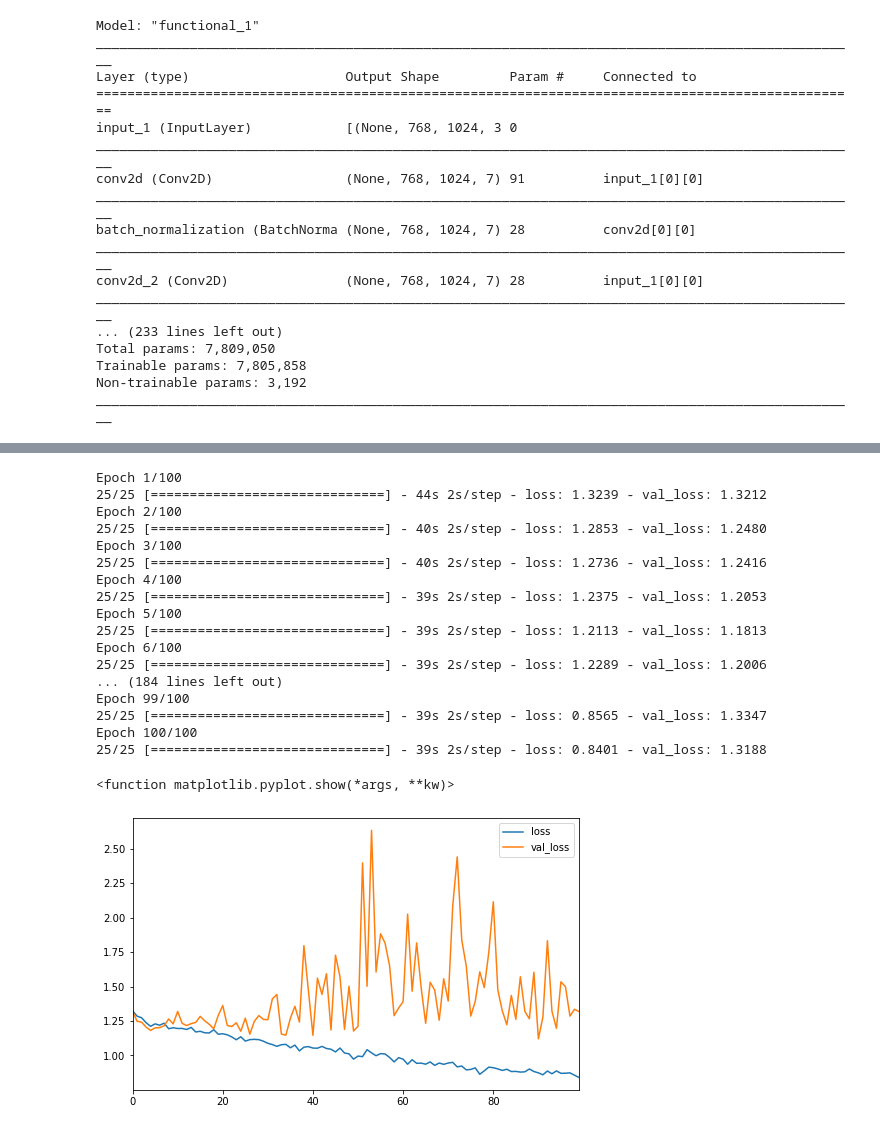
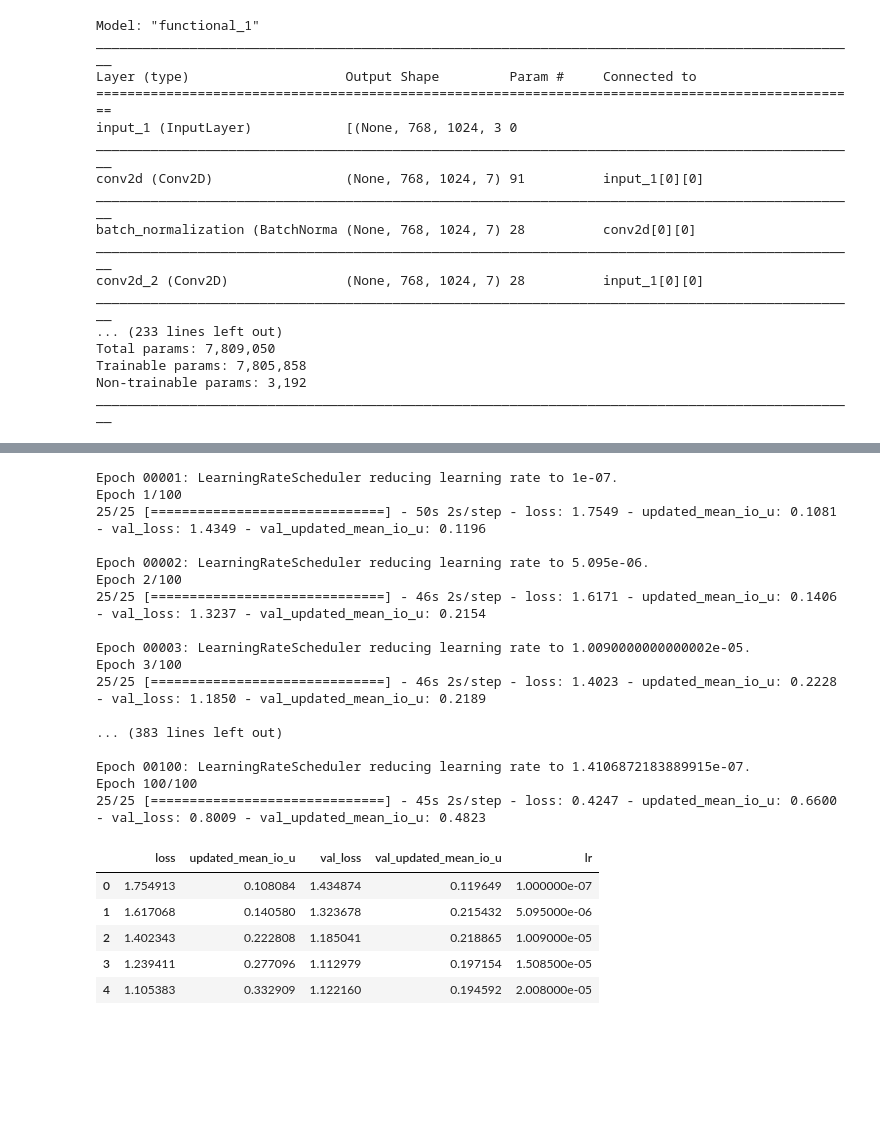
Before and after one commit to ebgoldstein/Coastal_TF_templates, a Jupyter notebook: src/ResUnet_Gym.ipynb, the cells around one changed output, grey strips where cells are left out. Cells and saved outputs as stored; diff of their text form; code cells hidden in the pictures; blank space fills up the shorter version.

```diff
--- a/src/ResUnet_Gym.ipynb
+++ b/src/ResUnet_Gym.ipynb
@@ -497,33 +550,35 @@ callbacks = tf.keras.callbacks.EarlyStopping(monitor = 'loss',
 history = model.fit(train_generator,
                     validation_data = validation_generator,
                     epochs= 100,
-                    workers = 24,
+#                     workers = 24,
                     steps_per_epoch = total_train // batch_size,
                     validation_steps =  total_val // batch_size,
-                    callbacks =[callbacks])
+                    callbacks =[lr_callback, EarlyStop])
 # %% [output]
+Epoch 00001: LearningRateScheduler reducing learning rate to 1e-07.
 Epoch 1/100
-25/25 [==============================] - 44s 2s/step - loss: 1.3239 - val_loss: 1.3212
+25/25 [==============================] - 50s 2s/step - loss: 1.7549 - updated_mean_io_u: 0.1081 - val_loss: 1.4349 - val_updated_mean_io_u: 0.1196
+
+Epoch 00002: LearningRateScheduler reducing learning rate to 5.095e-06.
 Epoch 2/100
-25/25 [==============================] - 40s 2s/step - loss: 1.2853 - val_loss: 1.2480
+25/25 [==============================] - 46s 2s/step - loss: 1.6171 - updated_mean_io_u: 0.1406 - val_loss: 1.3237 - val_updated_mean_io_u: 0.2154
+
+Epoch 00003: LearningRateScheduler reducing learning rate to 1.0090000000000002e-05.
 Epoch 3/100
-25/25 [==============================] - 40s 2s/step - loss: 1.2736 - val_loss: 1.2416
-Epoch 4/100
-25/25 [==============================] - 39s 2s/step - loss: 1.2375 - val_loss: 1.2053
-Epoch 5/100
-25/25 [==============================] - 39s 2s/step - loss: 1.2113 - val_loss: 1.1813
-Epoch 6/100
-25/25 [==============================] - 39s 2s/step - loss: 1.2289 - val_loss: 1.2006
-... (184 lines left out)
-Epoch 99/100
-25/25 [==============================] - 39s 2s/step - loss: 0.8565 - val_loss: 1.3347
+25/25 [==============================] - 46s 2s/step - loss: 1.4023 - updated_mean_io_u: 0.2228 - val_loss: 1.1850 - val_updated_mean_io_u: 0.2189
+
+... (383 lines left out)
+
+Epoch 00100: LearningRateScheduler reducing learning rate to 1.4106872183889915e-07.
 Epoch 100/100
-25/25 [==============================] - 39s 2s/step - loss: 0.8401 - val_loss: 1.3188
+25/25 [==============================] - 45s 2s/step - loss: 0.4247 - updated_mean_io_u: 0.6600 - val_loss: 0.8009 - val_updated_mean_io_u: 0.4823
-# %%
-#plot the output
-pd.DataFrame(history.history).plot(figsize=(8,5))
-#plt.grid(True)
-plt.show
-# %% [output]
-<function matplotlib.pyplot.show(*args, **kw)>
-[figure, removed]
+# %%
+TrainingHist = pd.DataFrame(history.history)
+TrainingHist.head()
+# %% [output]
+|  | loss | updated_mean_io_u | val_loss | val_updated_mean_io_u | lr |
+| 0 | 1.754913 | 0.108084 | 1.434874 | 0.119649 | 1.000000e-07 |
+| 1 | 1.617068 | 0.140580 | 1.323678 | 0.215432 | 5.095000e-06 |
+| 2 | 1.402343 | 0.222808 | 1.185041 | 0.218865 | 1.009000e-05 |
+| 3 | 1.239411 | 0.277096 | 1.112979 | 0.197154 | 1.508500e-05 |
+| 4 | 1.105383 | 0.332909 | 1.122160 | 0.194592 | 2.008000e-05 |
```
Also changed, not shown: parts of 13 cells of this notebook.
